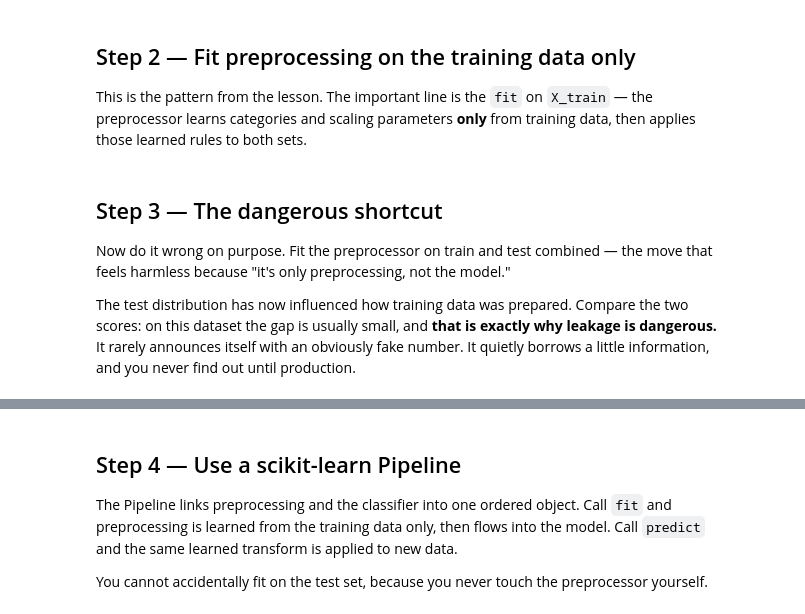
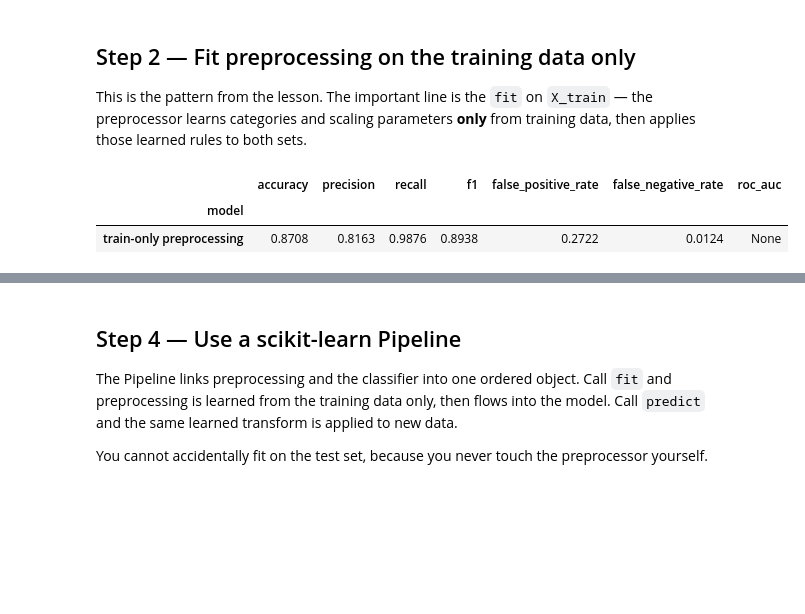
Before and after one commit to Jacquelinepersha/ai-cybersecurity-public-labs, a Jupyter notebook: notebooks/07_data_leakage_validation_design.ipynb, the cells around one changed output, grey strips where cells are left out. Cells and saved outputs as stored; diff of their text form; code cells hidden in the pictures; blank space fills up the shorter version.

```diff
--- a/notebooks/07_data_leakage_validation_design.ipynb
+++ b/notebooks/07_data_leakage_validation_design.ipynb
@@ -90,23 +125,21 @@ This is the pattern from the lesson. The important line is the `fit` on `X_train
 # %%
 preprocessor = build_preprocessor(X_train, scale_numeric=False)
 model = RandomForestClassifier(
-    n_estimators=250, class_weight="balanced_subsample",
+    n_estimators=N_TREES, class_weight="balanced_subsample",
     random_state=42, n_jobs=-1,
 )
 
 preprocessor.fit(X_train)
 
 X_train_ready = preprocessor.transform(X_train)
 X_test_ready  = preprocessor.transform(X_test)
 
 model.fit(X_train_ready, y_train)
 y_pred = model.predict(X_test_ready)
 
 honest = binary_metrics(y_test, y_pred)
 display(binary_metrics_frame("train-only preprocessing", honest).round(4))
+# %% [output]
+|  | accuracy | precision | recall | f1 | false_positive_rate | false_negative_rate | roc_auc |
+| model |  |  |  |  |  |  |  |
+| train-only preprocessing | 0.8708 | 0.8163 | 0.9876 | 0.8938 | 0.2722 | 0.0124 | None |
-# %% [markdown]
-## Step 3 — The dangerous shortcut
-
-Now do it wrong on purpose. Fit the preprocessor on train and test combined — the move that feels harmless because "it's only preprocessing, not the model."
-
-The test distribution has now influenced how training data was prepared. Compare the two scores: on this dataset the gap is usually small, and **that is exactly why leakage is dangerous.** It rarely announces itself with an obviously fake number. It quietly borrows a little information, and you never find out until production.
```
Also changed, not shown: parts of 30 cells of this notebook.
